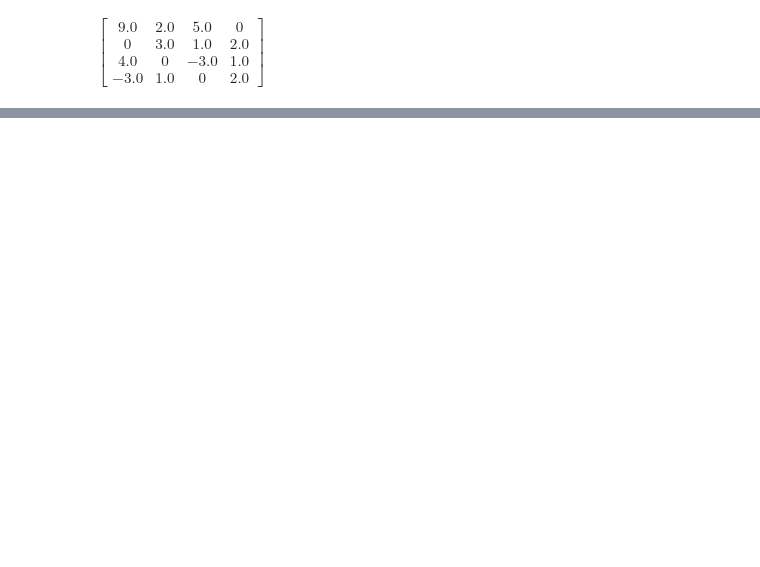
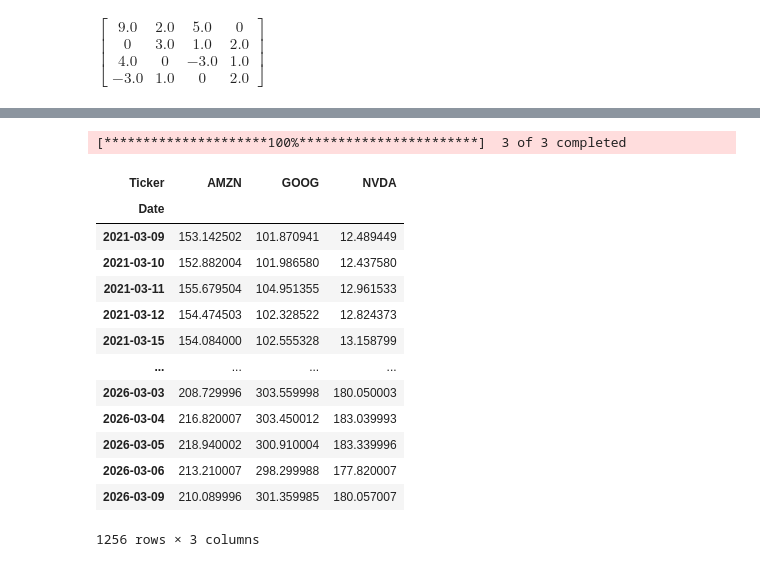
Before and after one commit to rkrishnavedic/scientific-computing-for-finance, a Jupyter notebook: Lecture Notes/Lecture02.ipynb, the cells around one changed output, grey strips where cells are left out. Saved outputs shown, nothing was run; the diff lists cells and outputs as text; code cells hidden in the pictures; blank space fills up the shorter version.

```diff
--- a/Lecture Notes/Lecture02.ipynb
+++ b/Lecture Notes/Lecture02.ipynb
@@ -141,0 +283,26 @@ $\displaystyle \left[\begin{matrix}9.0 & 2.0 & 5.0 & 0\\0 & 3.0 & 1.0 & 2.0\\4.0
+# %%
+import yfinance as yf
+import pandas as pd
+
+tickers = ['AMZN', 'NVDA', 'GOOG']
+# 'Close' prices are usually what's used for factor analysis
+df = yf.download(tickers, period="5y")['Close']
+# %% [output]
+[*********************100%***********************]  3 of 3 completed
+# %%
+df
+# %% [output]
+| Ticker | AMZN | GOOG | NVDA |
+| Date |  |  |  |
+| 2021-03-09 | 153.142502 | 101.870941 | 12.489449 |
+| 2021-03-10 | 152.882004 | 101.986580 | 12.437580 |
+| 2021-03-11 | 155.679504 | 104.951355 | 12.961533 |
+| 2021-03-12 | 154.474503 | 102.328522 | 12.824373 |
+| 2021-03-15 | 154.084000 | 102.555328 | 13.158799 |
+| ... | ... | ... | ... |
+| 2026-03-03 | 208.729996 | 303.559998 | 180.050003 |
+| 2026-03-04 | 216.820007 | 303.450012 | 183.039993 |
+| 2026-03-05 | 218.940002 | 300.910004 | 183.339996 |
+| 2026-03-06 | 213.210007 | 298.299988 | 177.820007 |
+| 2026-03-09 | 210.089996 | 301.359985 | 180.057007 |
+1256 rows × 3 columns
```
Also changed, not shown: parts of 10 cells of this notebook, 1 other file.
